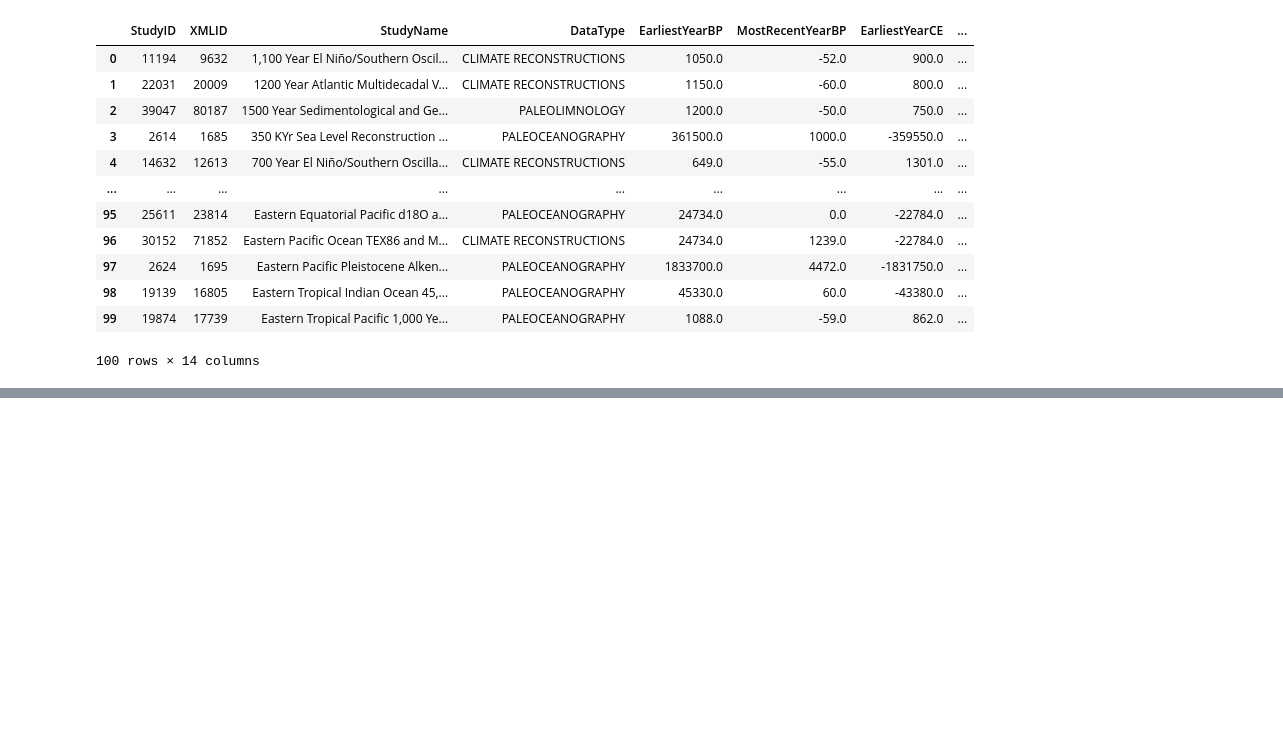
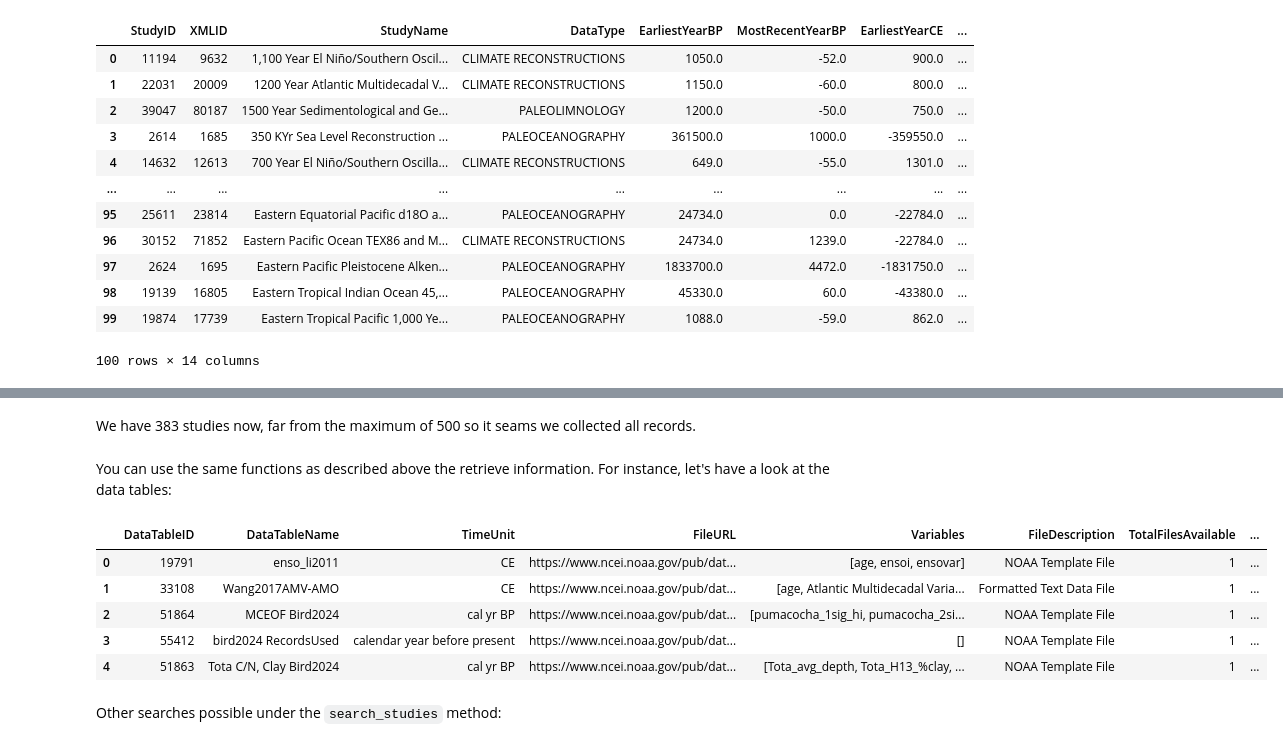
Before and after one commit to LinkedEarth/pyleotupsTutorials, a Jupyter notebook: notebooks/querying.ipynb, the cells around one changed output, grey strips where cells are left out. Cells and saved outputs as stored; diff of their text form; code cells hidden in the pictures; blank space fills up the shorter version.

```diff
--- a/notebooks/querying.ipynb
+++ b/notebooks/querying.ipynb
@@ -143,0 +220,16 @@ ds2.search_studies(max_lat=5, min_lat=-5, max_lon=109,
+# %% [markdown]
+We have 383 studies now, far from the maximum of 500 so it seams we collected all records.
+# %% [markdown]
+You can use the same functions as described above the retrieve information. For instance, let's have a look at the data tables:
+# %%
+df_tables_geo = ds2.get_tables()
+df_tables_geo.head()
+# %% [output]
+|  | DataTableID | DataTableName | TimeUnit | FileURL | Variables | FileDescription | TotalFilesAvailable | ... |
+| 0 | 19791 | enso_li2011 | CE | https://www.ncei.noaa.gov/pub/dat... | [age, ensoi, ensovar] | NOAA Template File | 1 | ... |
+| 1 | 33108 | Wang2017AMV-AMO | CE | https://www.ncei.noaa.gov/pub/dat... | [age, Atlantic Multidecadal Varia... | Formatted Text Data File | 1 | ... |
+| 2 | 51864 | MCEOF Bird2024 | cal yr BP | https://www.ncei.noaa.gov/pub/dat... | [pumacocha_1sig_hi, pumacocha_2si... | NOAA Template File | 1 | ... |
+| 3 | 55412 | bird2024 RecordsUsed | calendar year before present | https://www.ncei.noaa.gov/pub/dat... | [] | NOAA Template File | 1 | ... |
+| 4 | 51863 | Tota C/N, Clay Bird2024 | cal yr BP | https://www.ncei.noaa.gov/pub/dat... | [Tota_avg_depth, Tota_H13_%clay, ... | NOAA Template File | 1 | ... |
+# %% [markdown]
+Other searches possible under the `search_studies` method:
```
Also changed, not shown: parts of 29 cells of this notebook, 1 other file.
